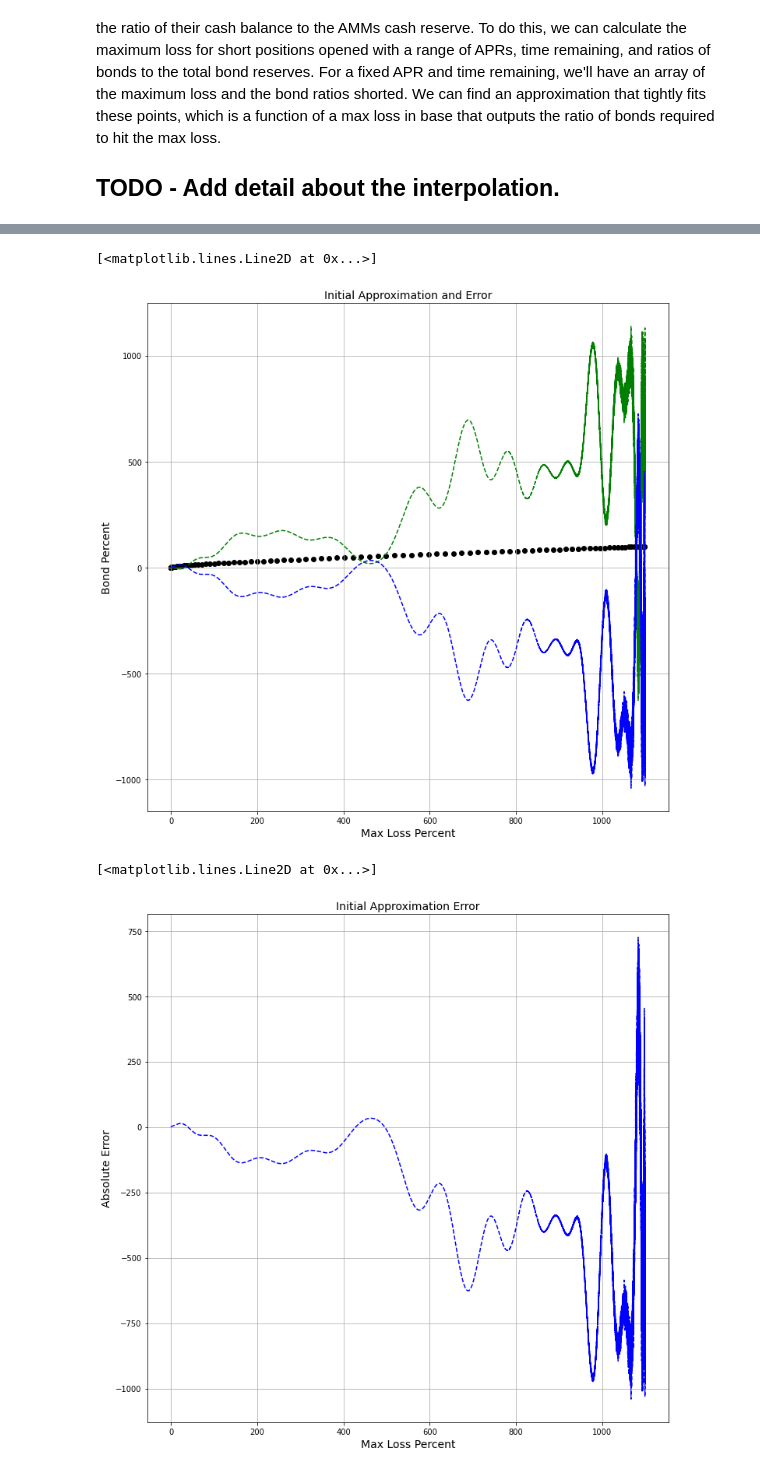
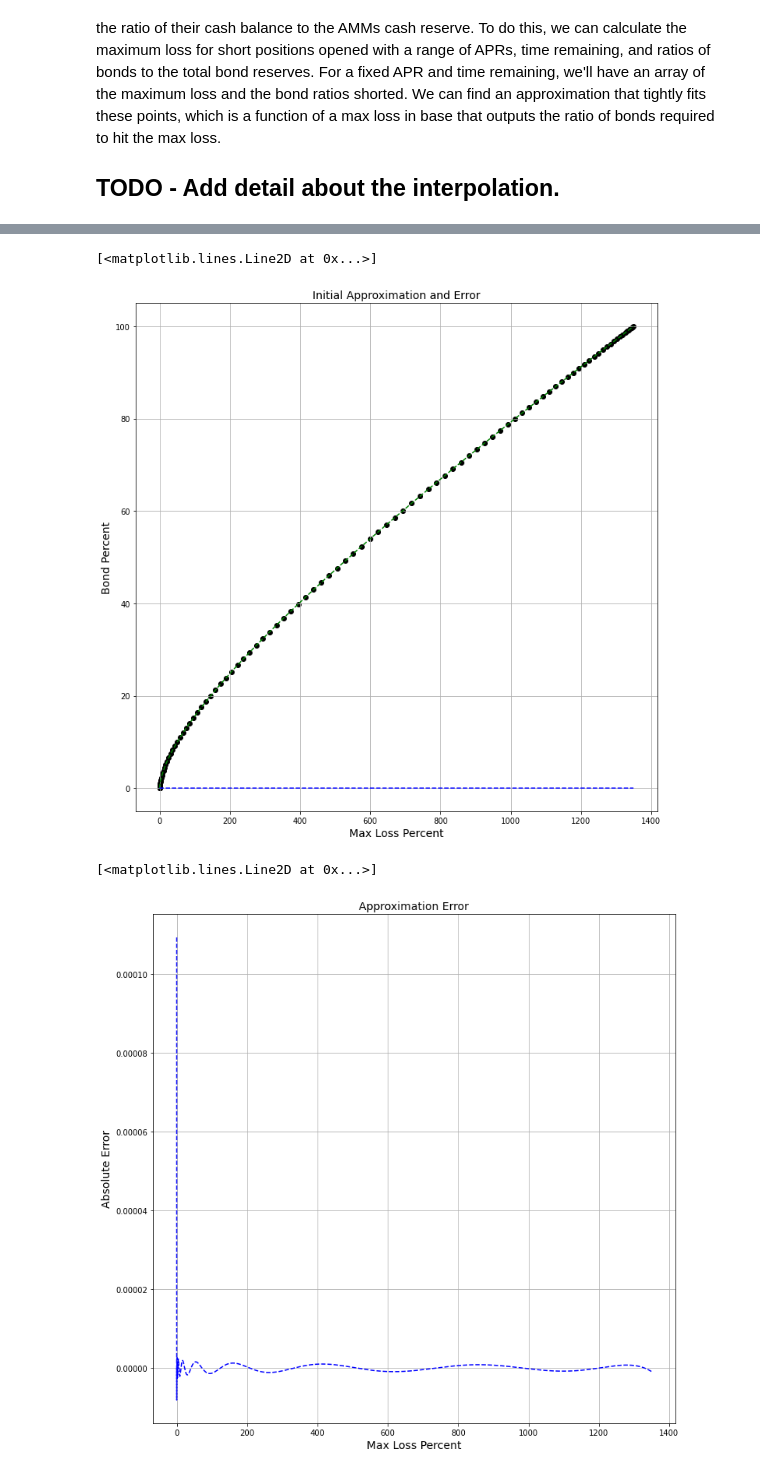
Before and after one commit to delvtech/agent0, a Jupyter notebook: examples/notebooks/get_max_short.ipynb, the cells around one changed output, grey strips where cells are left out. Cells and saved outputs as stored; diff of their text form; code cells hidden in the pictures.

Commit message:
Finalize ratfit for now

```diff
--- a/examples/notebooks/get_max_short.ipynb
+++ b/examples/notebooks/get_max_short.ipynb
@@ -27,6 +27,15 @@ from scipy.linalg.special_matrices import math
 from scipy.optimize import curve_fit
 import scipy
 # %%
+def calc_time_stretch(self, apr):
+    """Returns fixed time-stretch value based on current apr (as a decimal)"""
+    apr_percent = apr * 100
+    return 3.09396 / (0.02789 * apr_percent)
+
+def stretch_time(time, time_stretch=1.0):
+    """Returns stretched time values"""
+    return time / time_stretch
+
 def calc_k_const(share_reserves, bond_reserves, share_price, init_share_price, time_remaining):
     """Returns the 'k' constant variable for trade mathematics"""
     scale = share_price / init_share_price
@@ -72,7 +81,7 @@ def interpolate_polynomial(xp, yp, num_parameters):
 # FIXME: Implement general rational curve fitting function using scipy.optimize.curvefit
 # FIXME: Document this.
 # FIXME: Try to optimize this using the dot product of the parameter list and vandermonde matrices
-def ratfit(xdata, ydata, xtest, ytest, max_degree):
+def ratfit(xdata, ydata, xtest, ytest, start_degree=2, end_degree=10, verbose=False):
     """Finds the rational polynomial that minimizes the maximum error up to the given degree"""
     def ratobj(num_degree):
         return lambda x, *coeffs: np.polyval(coeffs[:num_degree], x) / (1 + np.polyval(coeffs[num_degree:], x) * x)
@@ -80,10 +89,9 @@ def ratfit(xdata, ydata, xtest, ytest, max_degree):
     min_num_degree = 1
     min_popt = np.ones(1)
     # Compute the least squares optimal rational polynomial over all of the possible degrees
-    for degree in range(2, max_degree + 1):
+    for degree in range(start_degree, end_degree + 1):
         for div_degree in range(0, degree):
             num_degree = degree - div_degree
-            print(f"num_degree = {num_degree} & div_degree = {div_degree}")
             try:
                 # Compute the optimal parameters
                 p0 = tuple(np.ones(degree))
@@ -91,27 +99,32 @@ def ratfit(xdata, ydata, xtest, ytest, max_degree):
                 # Compute the error and the maximum error with the objective function
                 error = ytest - ratobj(num_degree)(xtest, *popt)
                 error = max(np.amax(error), np.abs(np.amin(error)))
-                print(f"error = {error} & min_error = {min_error}")
+                if verbose:
+                    print(f"num_degree = {num_degree} & div_degree = {div_degree}")
+                    print(f"error = {error} & min_error = {min_error}")
                 if error < min_error:
-                    print(f"updated best fit")
+                    if verbose:
+                        print(f"updated best fit")
                     min_error = error
                     min_num_degree = num_degree
                     min_popt = popt
             except RuntimeError as e:
-                print(f"ratfit: curve fitting failed for ({num_degree}, {div_degree}) rational with: {e}")
+                if verbose:
+                    print(f"ratfit: curve fitting failed for ({num_degree}, {div_degree}) rational with: {e}")
     return lambda x: ratobj(min_num_degree)(x, *min_popt)
 # %%
+t_stretch = calc_time_stretch(0.05)
+
 # FIXME: We may not need to sweep over c, mu, and z.
 # Simulation Variables
-c = 1           # share price
-mu = 1          # init share price
-z = 10**6       # share reserves -- this is arbitrary for this analysis
-apr = 0.02      # apr
-t = 0.5         # time remaining
-y_percent = 0.1 # percent of bond reserves to be shorted
+c = 1                            # share price
+mu = 1                           # init share price
+z = 10**6                        # share reserves -- this is arbitrary for this analysis
+apr = 0.2                        # apr
+t = stretch_time(0.5, t_stretch) # time remaining
+y_percent = 0.1                  # percent of bond reserves to be shorted
 
 # Other Variables
-interpolation_points = 100
 verbose = False
 # %%
 # FIXME: This will ultimately be where the sweep code lives.
@@ -122,7 +135,7 @@ verbose = False
 # that require the max losses.
 
 # FIXME: This isn't working correctly
-y = calc_chebyshev_nodes(0, 100, interpolation_points)
+y = calc_chebyshev_nodes(0, 100, 100)
 x = (calc_max_loss_from_apr(z, 0.1 * y, apr, c, mu, t) / z) * 100
 if verbose:
     print(
@@ -209,3 +157,5 @@ f_approx = interpolate_polynomial(x, y, interpolation_points)
 # Construct a new trace of sample data to test for the error
 y_test = np.delete(np.arange(0, 100, 0.001), 0)
 x_test = (calc_max_loss_from_apr(z, 0.1 * y_test, apr, c, mu, t) / z) * 100
+# %%
+f_approx = ratfit(x, y, x_test, y_test, start_degree=1, end_degree=20, verbose=verbose)
@@ -224,16 +187,16 @@ plt.plot(x_test, f_approx(x_test), '--', color="green")
 plt.plot(x_test, y_test - f_approx(x_test), '--', color="blue")
 # %% [output]
 [<matplotlib.lines.Line2D at 0x...>]
-[figure, old version]
+[figure, new version]
 # %%
 # Plot the absolute error from the initial Chebyshev polynomial
 plt.subplots(figsize=(12,12))
 plt.grid(True)
-plt.title('Initial Approximation Error', fontsize=14)
+plt.title('Approximation Error', fontsize=14)
 plt.xlabel('Max Loss Percent', fontsize=14)
 plt.ylabel('Absolute Error', fontsize=14)
 
 plt.plot(x_test, y_test - f_approx(x_test), '--', color="blue")
 # %% [output]
 [<matplotlib.lines.Line2D at 0x...>]
-[figure, old version]
+[figure, new version]
```
Also changed, not shown: parts of 8 cells of this notebook.
